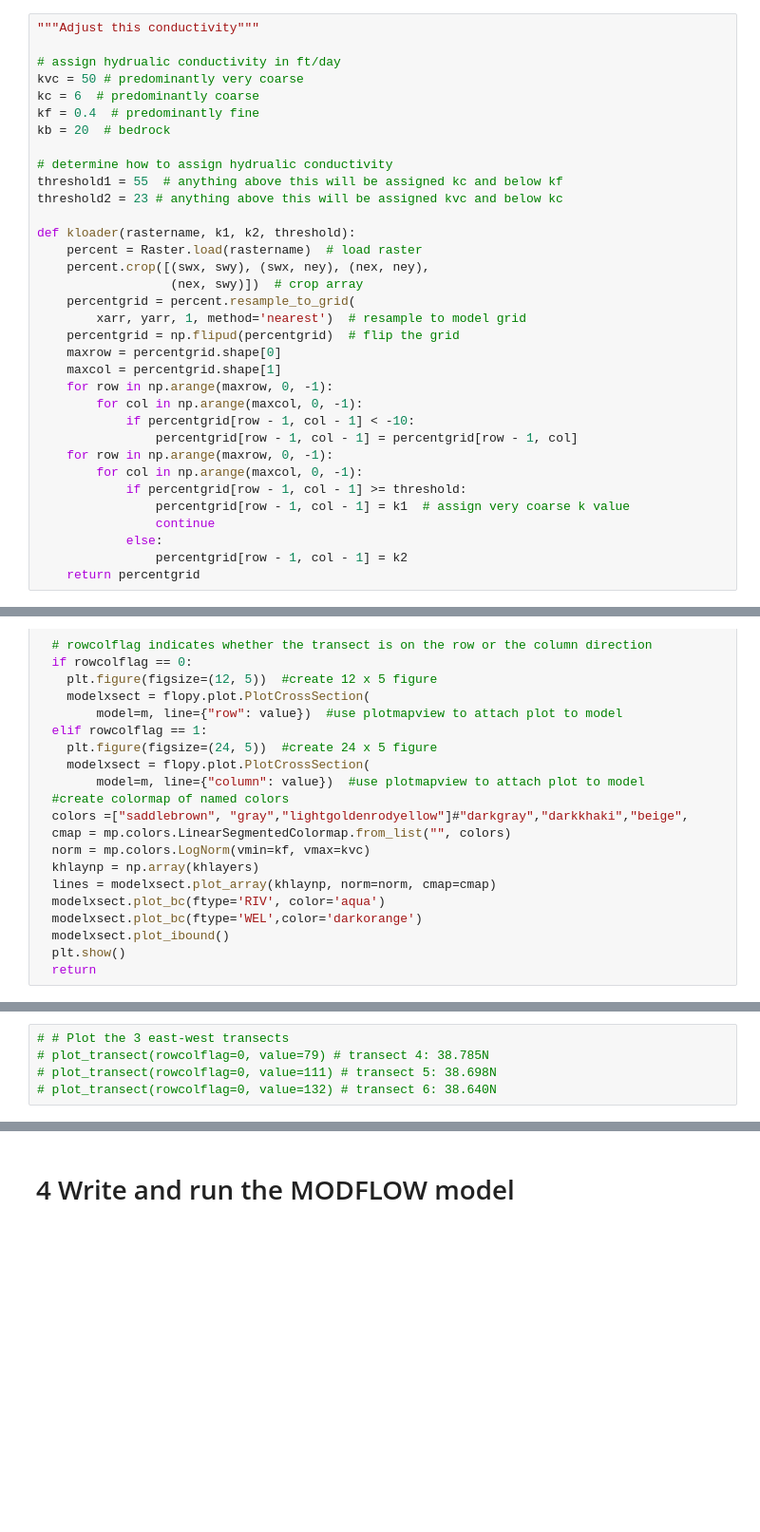
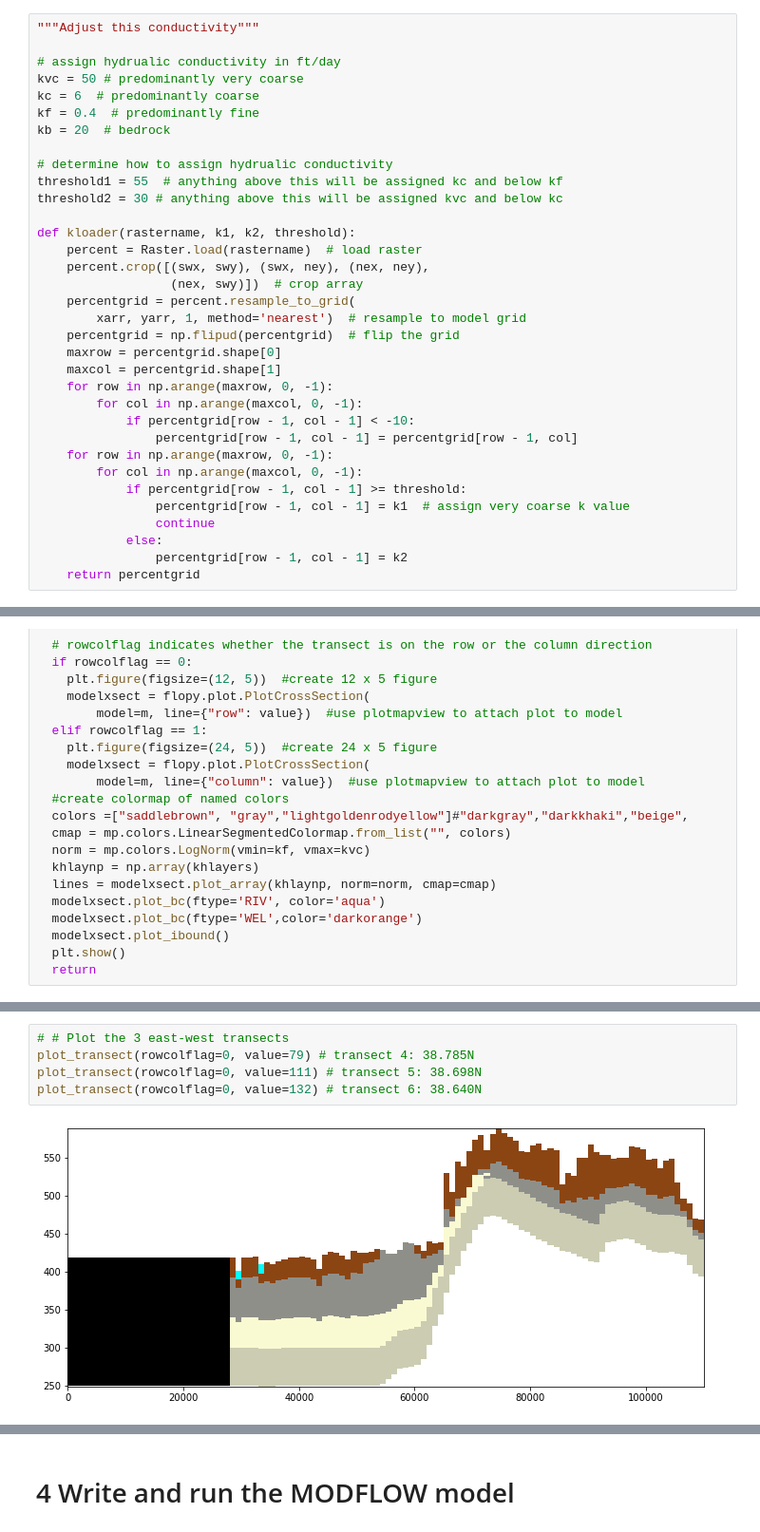
Before and after one commit to Firas-95/GEO572-Project-E.St.Louis, a Jupyter notebook: ESL_model_v3.0beta.ipynb, the cells around one changed output, grey strips where cells are left out. Shown at 95% size. Drawn from its saved outputs; the diff is of its cells as text; blank space fills up the shorter version.

```diff
--- a/ESL_model_v3.0beta.ipynb
+++ b/ESL_model_v3.0beta.ipynb
@@ -330,7 +330,7 @@ kb = 20  # bedrock
 
 # determine how to assign hydrualic conductivity
 threshold1 = 55  # anything above this will be assigned kc and below kf
-threshold2 = 23 # anything above this will be assigned kvc and below kc
+threshold2 = 30 # anything above this will be assigned kvc and below kc
 
 def kloader(rastername, k1, k2, threshold):
     percent = Raster.load(rastername)  # load raster
@@ -714,6 +714,8 @@ def plot_transect(rowcolflag=0, value=0):
 ![](https://github.com/Firas-95/GEO572-Project-E.St.Louis/raw/master/wiki%20pictures/myplot6.png?raw=true)
 # %%
 # # Plot the 3 east-west transects
-# plot_transect(rowcolflag=0, value=79) # transect 4: 38.785N
-# plot_transect(rowcolflag=0, value=111) # transect 5: 38.698N
-# plot_transect(rowcolflag=0, value=132) # transect 6: 38.640N
+plot_transect(rowcolflag=0, value=79) # transect 4: 38.785N
+plot_transect(rowcolflag=0, value=111) # transect 5: 38.698N
+plot_transect(rowcolflag=0, value=132) # transect 6: 38.640N
+# %% [output]
+[figure, added]
```
Also changed, not shown: parts of 5 cells of this notebook.
